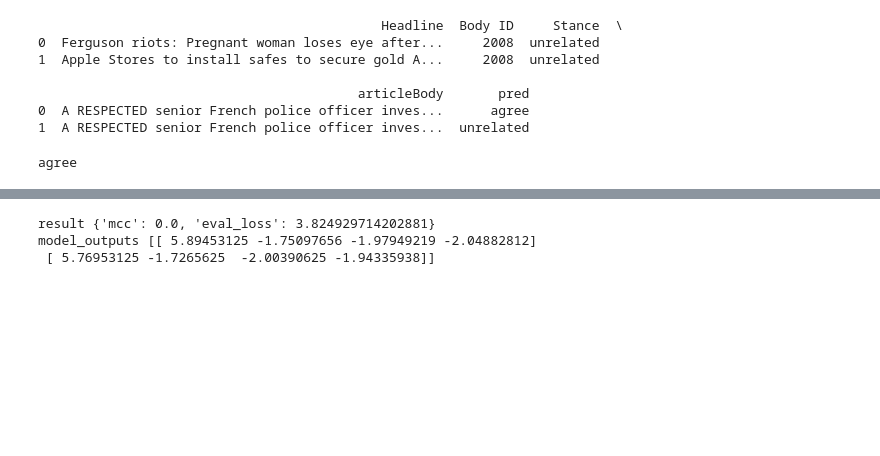
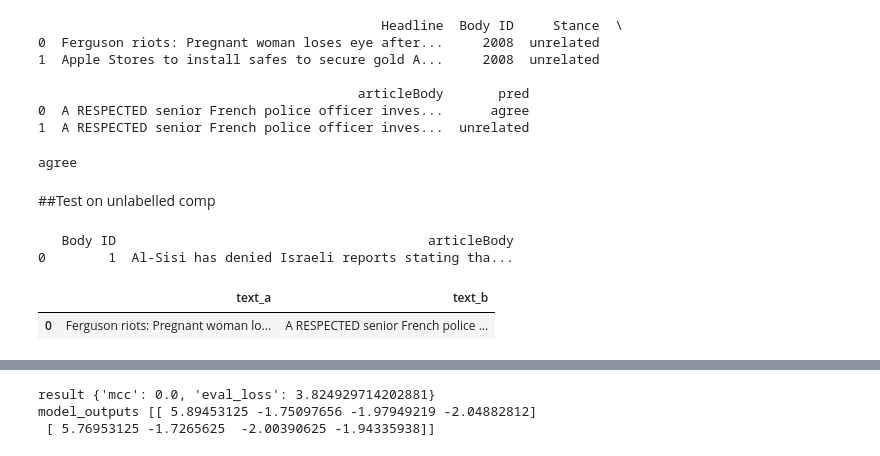
Before and after one commit to MayyarAA/NaturalLangaugeProcessingBERT, a Jupyter notebook: MSCI598ProjectBERT.ipynb, the cells around one changed output, grey strips where cells are left out. Cells and saved outputs as stored; diff of their text form; code cells hidden in the pictures; blank space fills up the shorter version.

Commit message:
Added section for unlabelled test, working model

```diff
--- a/MSCI598ProjectBERT.ipynb
+++ b/MSCI598ProjectBERT.ipynb
@@ -458,3 +458,5 @@ print(df_full_everything.head(2))
 print(pred_list_comp[2])
 # %% [output]
 agree
+# %% [markdown]
+##Test on unlabelled comp
@@ -460,0 +465,44 @@ agree
+# %%
+stance_comp_unlabelled = generate_df_from_csv("/content/drive/MyDrive/Colab Notebooks/competition_test_stances_unlabeled.csv")
+body_comp_unlabelled = generate_df_from_csv("/content/drive/MyDrive/Colab Notebooks/competition_test_bodies.csv")
+# %%
+print(body_comp_unlabelled.head(1))
+# %% [output]
+   Body ID                                        articleBody
+0        1  Al-Sisi has denied Israeli reports stating tha...
+# %%
+def produce_set_for_simpleBERT_unlabelled(stance,body):
+  full_sb = pd.merge(stance,body,on="Body ID")
+  #print(len(full_sb.columns))
+  #print(full_sb.head(4))
+  #make full_sb shorter body
+  full_sb['articleBody'] = full_sb['articleBody'].str.slice(0,50)
+  df_simple= full_sb[['Headline', 'articleBody']].copy()
+  #df_simple['Stance'] = df_simple['Stance'].replace({'unrelated':0,'agree': 1, 'disagree':2 , 'discuss':3})
+  df_simple.columns = ['text_a',"text_b"]
+  return df_simple,full_sb
+
+def convert_int_encoding_to_string_df_unlabelled(df):
+  df_copy = df;
+  df_copy['pred'] = df_copy['pred'].replace({0:'unrelated',1:'agree', 2:'disagree' , 3:'discuss'})
+  return df_copy
+
+import csv
+from google.colab import files
+def generate_answer_csv_v2_unlabelled(stances, predicted):
+    stances = stances.drop(columns=['articleBody'])
+    stances['Stance'] = predicted;
+    #stances = stances.drop(columns=['pred'])
+    path= '/content/drive/MyDrive/Colab Notebooks/MSCI598ProjectOutput/answer.csv'
+    header = ['Headline', 'Body ID', 'Stance']
+    df_for_print = stances;
+    #df_for_print = df_for_print.drop(columns=['Stance','articleBody'])
+    print(len(df_for_print))
+    df_for_print.to_csv(path,index=False)
+    files.download(path)
+# %%
+df_comp_unlabelled,df_full_everything_unlabelled = produce_set_for_simpleBERT_unlabelled(stance_comp_unlabelled,body_comp_unlabelled)
+df_comp_unlabelled.head(1)
+# %% [output]
+|  | text_a | text_b |
+| 0 | Ferguson riots: Pregnant woman lo... | A RESPECTED senior French police ... |
```
Also changed, not shown: parts of 4 cells of this notebook.
